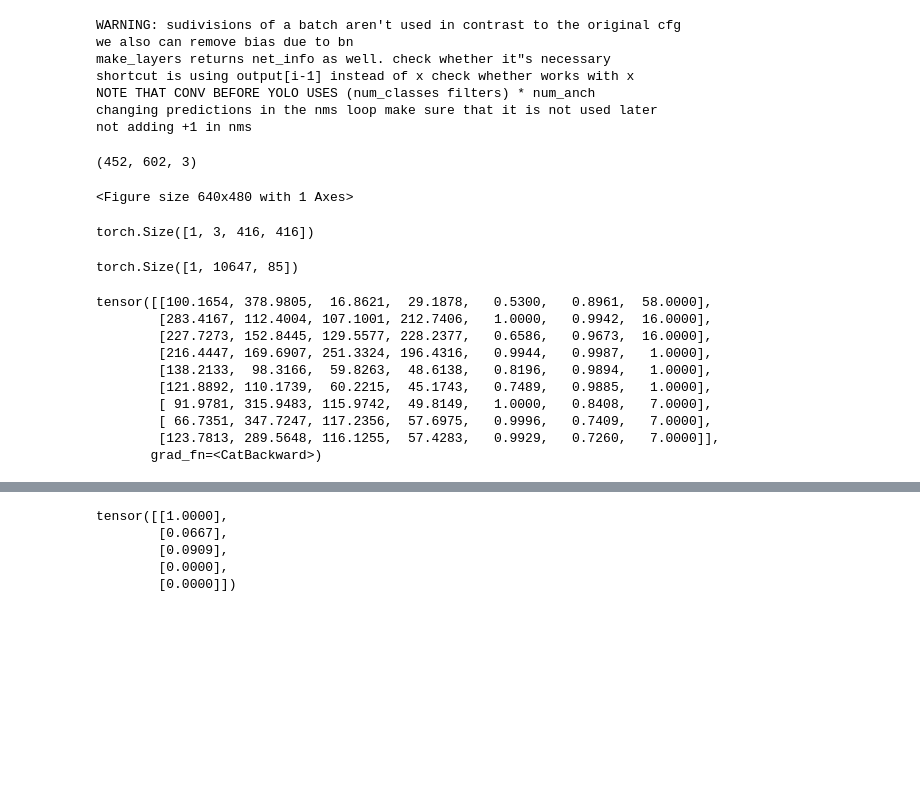
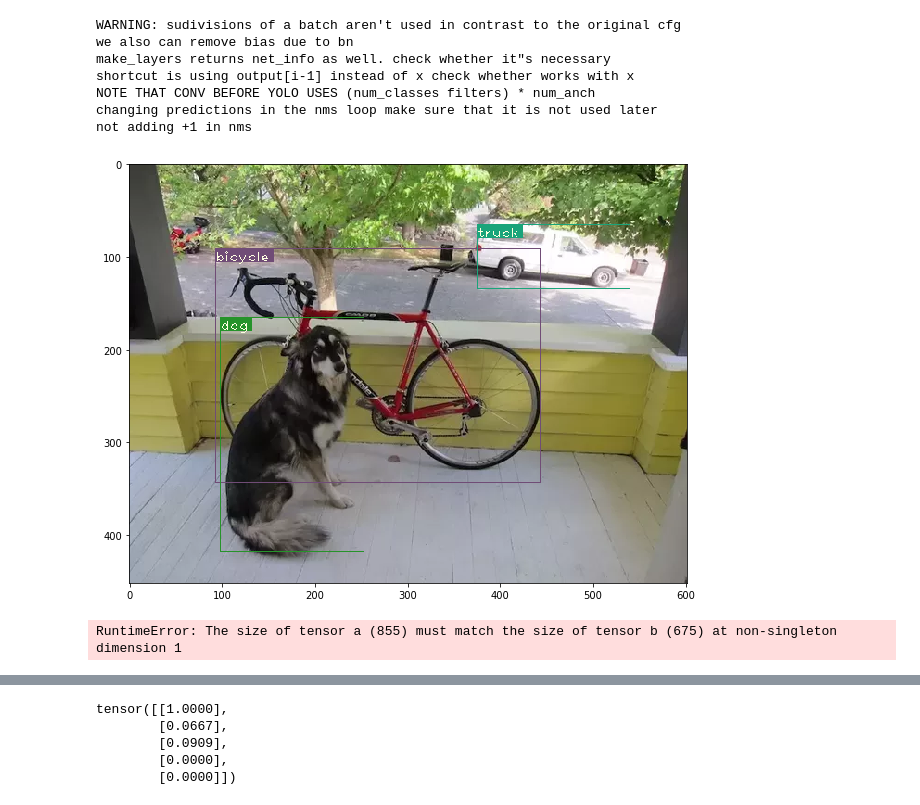
Before and after one commit to v-iashin/WebsiteYOLO, a Jupyter notebook: face_detector/experiments/yolo/Untitled.ipynb, the cells around one changed output, grey strips where cells are left out. Drawn from its saved outputs; the diff is of its cells as text; code cells hidden in the pictures; blank space fills up the shorter version.

```diff
--- a/face_detector/experiments/yolo/Untitled.ipynb
+++ b/face_detector/experiments/yolo/Untitled.ipynb
@@ -24,35 +25,19 @@ darknet.load_weights(weight_file)
 # %%
 from matplotlib import pyplot as plt
 import cv2
 
-plt.figure()
-img = cv2.imread('dog-cycle-car.png')
+plt.figure(figsize=(10, 10))
+img = cv2.imread('../../../../YOLO_v3_tutorial_from_scratch/det/det_dog-cycle-car.png')
 img = cv2.cvtColor(img, cv2.COLOR_BGR2RGB)
-print(img.shape)
-img = cv2.resize(img, (416, 416)) / 255
+# img = cv2.resize(img, (416, 416))
 plt.imshow(img)
 plt.show()
 img = img.transpose((2, 0, 1))
 img = torch.from_numpy(img).float()
 img = img.unsqueeze(0)
-print(img.shape)
 pred = darknet.forward(img, torch.device('cpu:0'))
-print(pred.shape)
+pred = objectness_filter_and_nms(pred, classes=80)
+print(pred)
 # %% [output]
+[figure, added]
-(452, 602, 3)
+RuntimeError: The size of tensor a (855) must match the size of tensor b (675) at non-singleton dimension 1
-<Figure size 640x480 with 1 Axes>
-torch.Size([1, 3, 416, 416])
-torch.Size([1, 10647, 85])
-# %%
-objectness_filter_and_nms(pred, classes=80)
-# %% [output]
-tensor([[100.1654, 378.9805,  16.8621,  29.1878,   0.5300,   0.8961,  58.0000],
-        [283.4167, 112.4004, 107.1001, 212.7406,   1.0000,   0.9942,  16.0000],
-        [227.7273, 152.8445, 129.5577, 228.2377,   0.6586,   0.9673,  16.0000],
-        [216.4447, 169.6907, 251.3324, 196.4316,   0.9944,   0.9987,   1.0000],
-        [138.2133,  98.3166,  59.8263,  48.6138,   0.8196,   0.9894,   1.0000],
-        [121.8892, 110.1739,  60.2215,  45.1743,   0.7489,   0.9885,   1.0000],
-        [ 91.9781, 315.9483, 115.9742,  49.8149,   1.0000,   0.8408,   7.0000],
-        [ 66.7351, 347.7247, 117.2356,  57.6975,   0.9996,   0.7409,   7.0000],
-        [123.7813, 289.5648, 116.1255,  57.4283,   0.9929,   0.7260,   7.0000]],
-       grad_fn=<CatBackward>)
```
Also changed, not shown: parts of 3 cells of this notebook, 2 other files.
